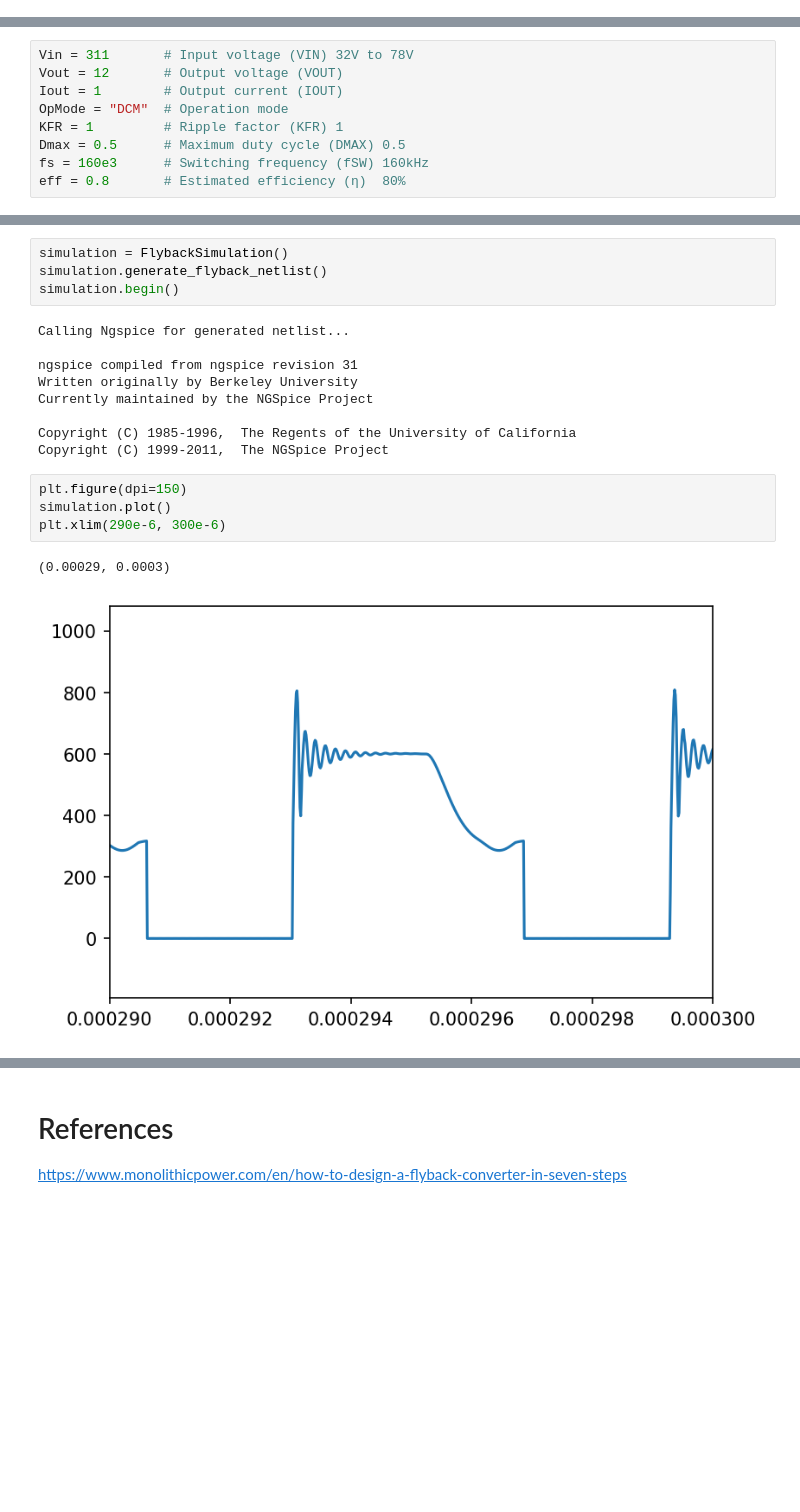
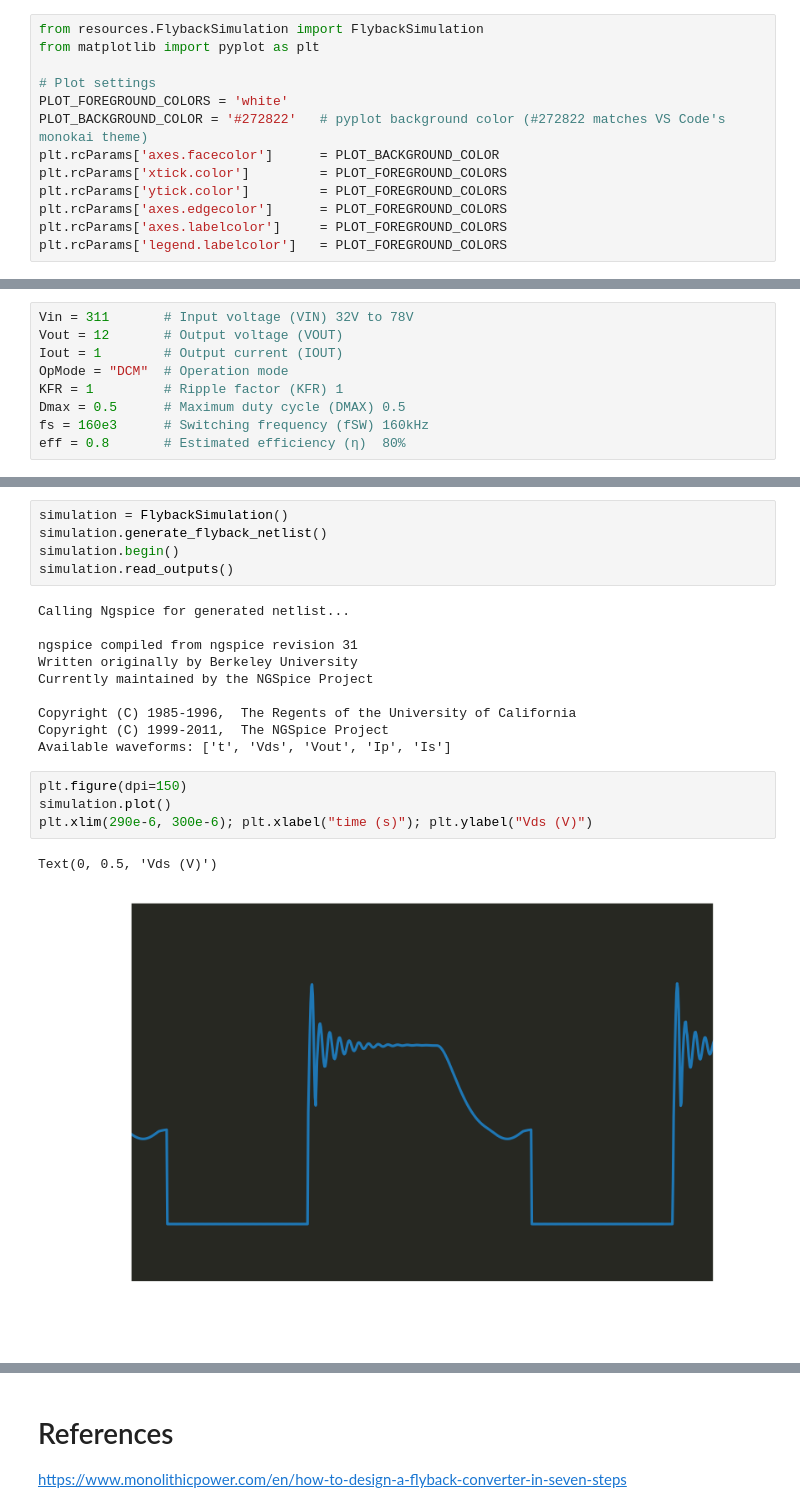
Before and after one commit to eduardobehr/power-electronics, a Jupyter notebook: Flyback_converter/flyback_design.ipynb, the cells around one changed output, grey strips where cells are left out. Saved outputs shown, nothing was run; the diff lists cells and outputs as text; blank space fills up the shorter version.

```diff
--- a/Flyback_converter/flyback_design.ipynb
+++ b/Flyback_converter/flyback_design.ipynb
@@ -7,3 +6,16 @@ from matplotlib import pyplot as plt
+# %%
+from resources.FlybackSimulation import FlybackSimulation
+from matplotlib import pyplot as plt
+
+# Plot settings
+PLOT_FOREGROUND_COLORS = 'white'
+PLOT_BACKGROUND_COLOR = '#272822'   # pyplot background color (#272822 matches VS Code's monokai theme)
+plt.rcParams['axes.facecolor']      = PLOT_BACKGROUND_COLOR
+plt.rcParams['xtick.color']         = PLOT_FOREGROUND_COLORS
+plt.rcParams['ytick.color']         = PLOT_FOREGROUND_COLORS
+plt.rcParams['axes.edgecolor']      = PLOT_FOREGROUND_COLORS
+plt.rcParams['axes.labelcolor']     = PLOT_FOREGROUND_COLORS
+plt.rcParams['legend.labelcolor']   = PLOT_FOREGROUND_COLORS
 # %% [markdown]
 # Input parameters
 # %%
@@ -28,6 +44,7 @@ L=2.8939e-05
 simulation = FlybackSimulation()
 simulation.generate_flyback_netlist()
 simulation.begin()
+simulation.read_outputs()
 # %% [output]
 Calling Ngspice for generated netlist...
 
@@ -37,10 +54,11 @@ Currently maintained by the NGSpice Project
 
 Copyright (C) 1985-1996,  The Regents of the University of California
 Copyright (C) 1999-2011,  The NGSpice Project
+Available waveforms: ['t', 'Vds', 'Vout', 'Ip', 'Is']
 # %%
 plt.figure(dpi=150)
 simulation.plot()
-plt.xlim(290e-6, 300e-6)
+plt.xlim(290e-6, 300e-6); plt.xlabel("time (s)"); plt.ylabel("Vds (V)")
 # %% [output]
-(0.00029, 0.0003)
+Text(0, 0.5, 'Vds (V)')
-[figure, old version]
+[figure, new version]
```
Also changed, not shown: parts of 8 cells of this notebook, 2 other files.
